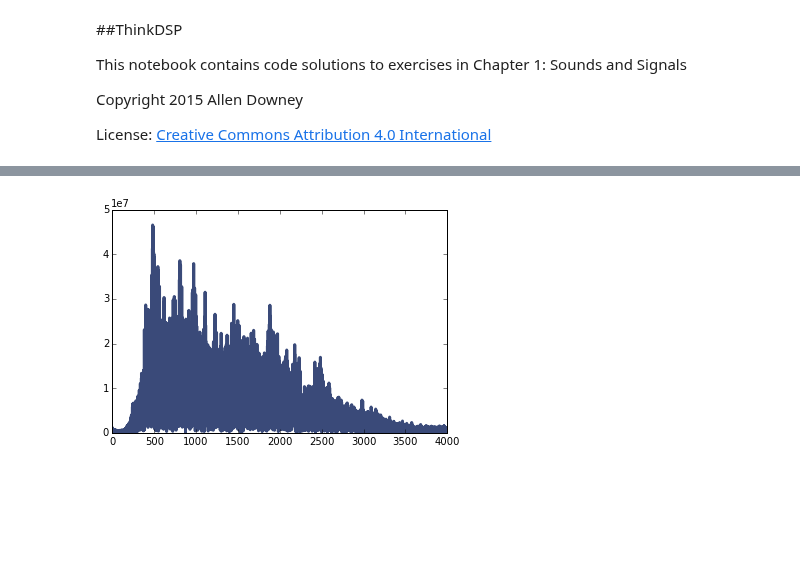
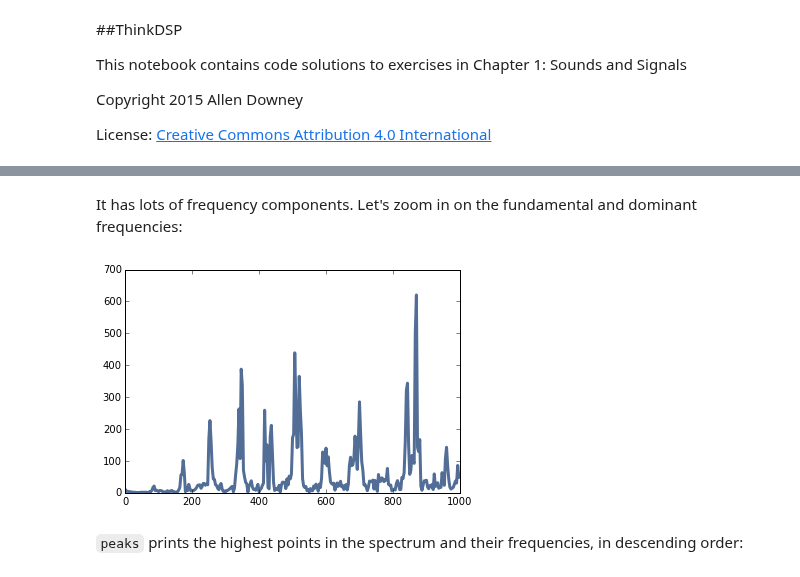
Before and after one commit to AllenDowney/ThinkDSP, a Jupyter notebook: code/chap01soln.ipynb, the cells around one changed output, grey strips where cells are left out. Drawn from its saved outputs; the diff is of its cells as text; code cells hidden in the pictures; blank space fills up the shorter version.

```diff
--- a/code/chap01soln.ipynb
+++ b/code/chap01soln.ipynb
@@ -17,6 +42,6 @@ import numpy as np
 # %%
-wave = thinkdsp.read_wave('179114__sinatra314__elvis-radio-announcer.wav')
-segment = wave.segment(start=4, duration=5)
-segment.make_audio()
+wave = thinkdsp.read_wave('170255__dublie__trumpet.wav')
+wave.normalize()
+wave.make_audio()
 # %% [output]
 [interactive output not drawn]
@@ -22,0 +56,3 @@ segment.make_audio()
+# %%
+segment = wave.segment(start=1.1, duration=0.3)
+segment.make_audio()
@@ -25,4 +80,9 @@ spectrum = segment.make_spectrum()
+# %% [markdown]
+It has lots of frequency components.  Let's zoom in on the fundamental and dominant frequencies:
 # %%
-spectrum.plot(high=20000)
+spectrum = segment.make_spectrum()
+spectrum.plot(high=1000)
 # %% [output]
-[figure, old version]
+[figure, new version]
+# %% [markdown]
+`peaks` prints the highest points in the spectrum and their frequencies, in descending order:
```
Also changed, not shown: parts of 42 cells of this notebook, 6 other files.
